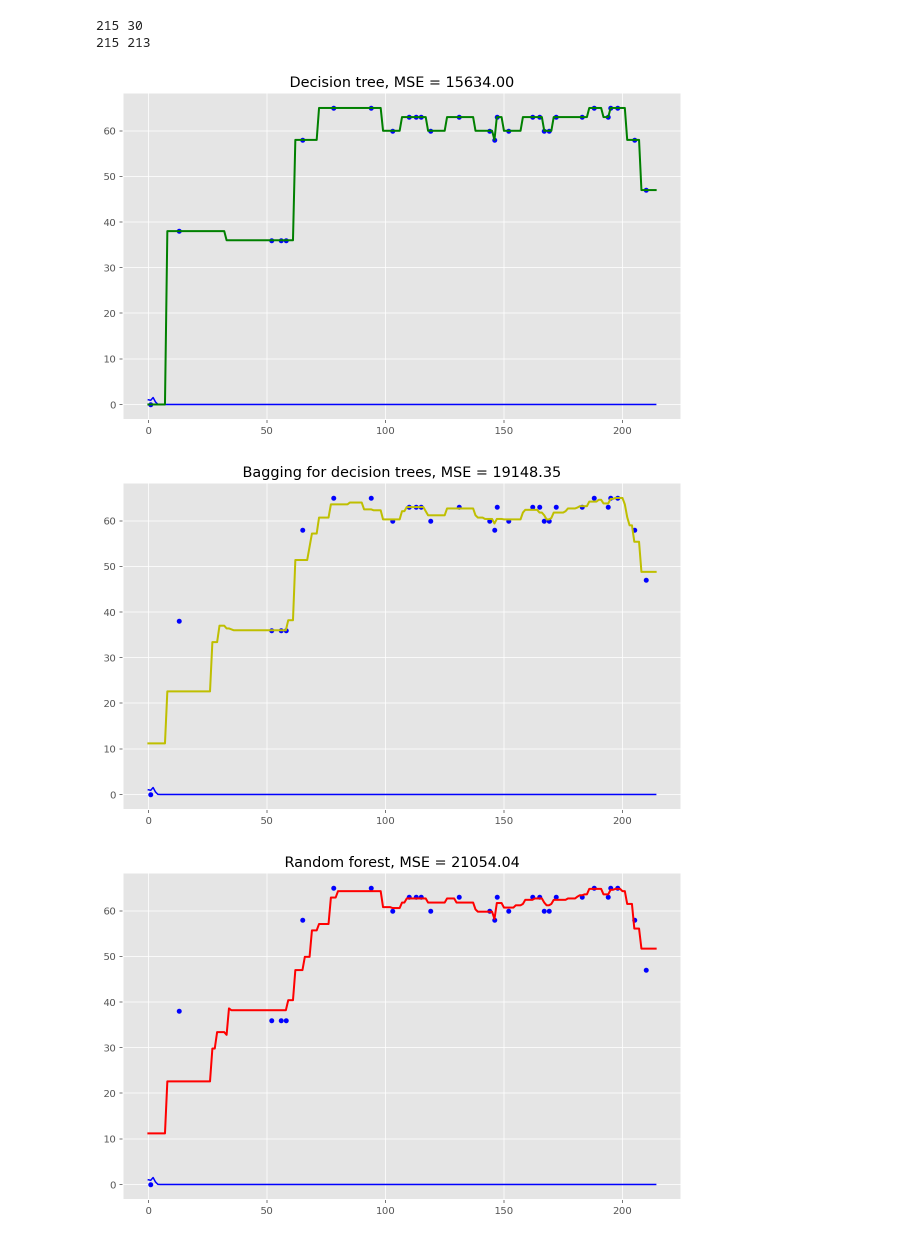
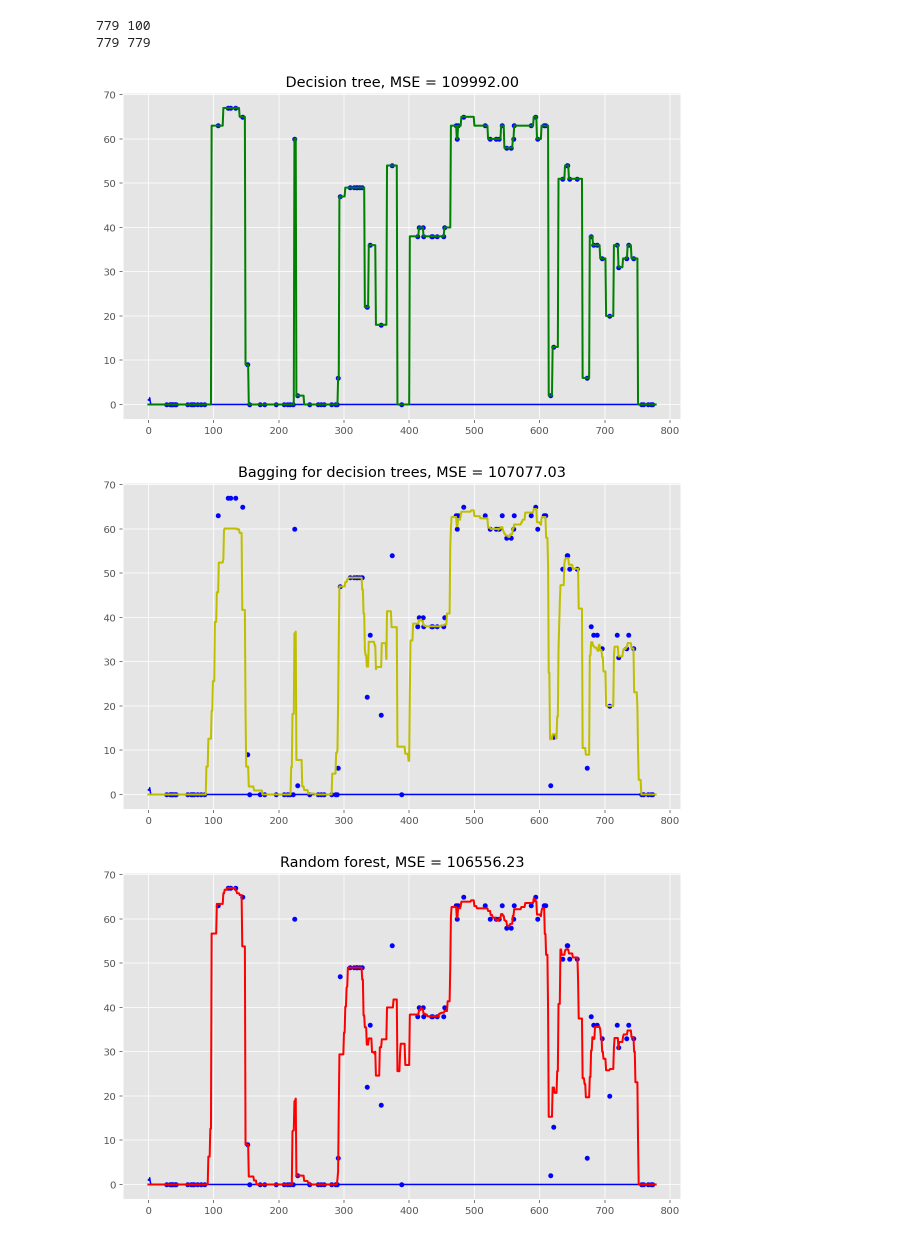
Before and after one commit to 25sal/2021_water_chapter, a Jupyter notebook: rf_regression.ipynb, the cells around one changed output. Cells and saved outputs as stored; diff of their text form; code cells hidden in the pictures.

```diff
--- a/rf_regression.ipynb
+++ b/rf_regression.ipynb
@@ -23,8 +23,8 @@ from sklearn.tree import DecisionTreeClassifier, DecisionTreeRegressor
 import glob
 import random
 # %%
-n_train = 30
-n_test = 213
+n_train = 100
+n_test = 779
 noise = 0.1
 
 # Generate data
@@ -35,7 +35,8 @@ def f(x):
 def generate(n_samples, noise):
 
     # ts = np.genfromtxt("data/csv_Shower/cluster_0/5.csv", delimiter=" ")
-    ts = np.genfromtxt("data/bucket.csv", delimiter=" ")
+    # ts = np.genfromtxt("data/bucket.csv", delimiter=" ")
+    ts = np.genfromtxt("data/oneday_kitchen.csv", delimiter=" ")
 
     start_time = ts[0,0]
     ts[:,0] -= start_time
@@ -58,35 +59,35 @@ d_predict = dtree.predict(X_test)
 plt.figure(figsize=(10, 6))
 plt.plot(X_test, f(X_test), "b")
 plt.scatter(X_train, y_train, c="b", s=20)
 plt.plot(X_test, d_predict, "g", lw=2)
 # plt.xlim([-5, 5])
 plt.title("Decision tree, MSE = %.2f"
           % np.sum((y_test - d_predict) ** 2))
 
 # Bagging with a decision tree regressor
 bdt = BaggingRegressor(DecisionTreeRegressor()).fit(X_train, y_train)
 bdt_predict = bdt.predict(X_test)
 
 plt.figure(figsize=(10, 6))
 plt.plot(X_test, f(X_test), "b")
 plt.scatter(X_train, y_train, c="b", s=20)
 plt.plot(X_test, bdt_predict, "y", lw=2)
 # plt.xlim([-5, 5])
 plt.title("Bagging for decision trees, MSE = %.2f" % np.sum((y_test - bdt_predict) ** 2));
 
 # Random Forest
 rf = RandomForestRegressor(n_estimators=10).fit(X_train, y_train)
 rf_predict = rf.predict(X_test)
 
 plt.figure(figsize=(10, 6))
 plt.plot(X_test, f(X_test), "b")
 plt.scatter(X_train, y_train, c="b", s=20)
 plt.plot(X_test, rf_predict, "r", lw=2)
 # plt.xlim([-5, 5])
 plt.title("Random forest, MSE = %.2f" % np.sum((y_test - rf_predict) ** 2));
 # %% [output]
-215 30
-215 213
+779 100
+779 779
-[figure, old version]
+[figure, new version]
-[figure, old version]
+[figure, new version]
-[figure, old version]
+[figure, new version]
```
Also changed, not shown: 1 other file.
